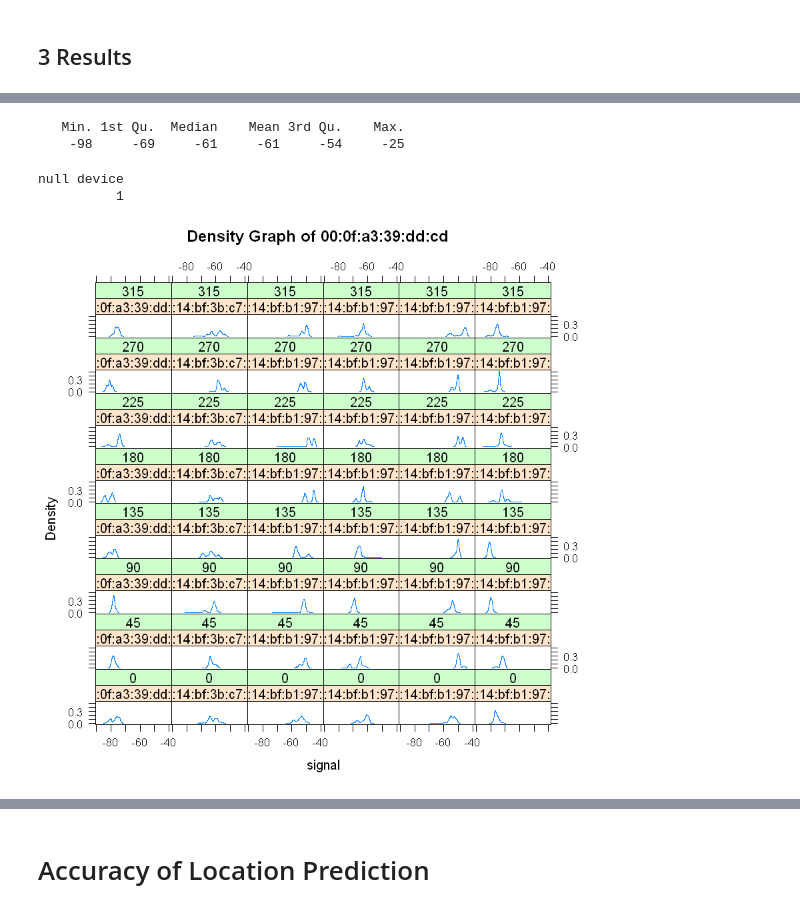
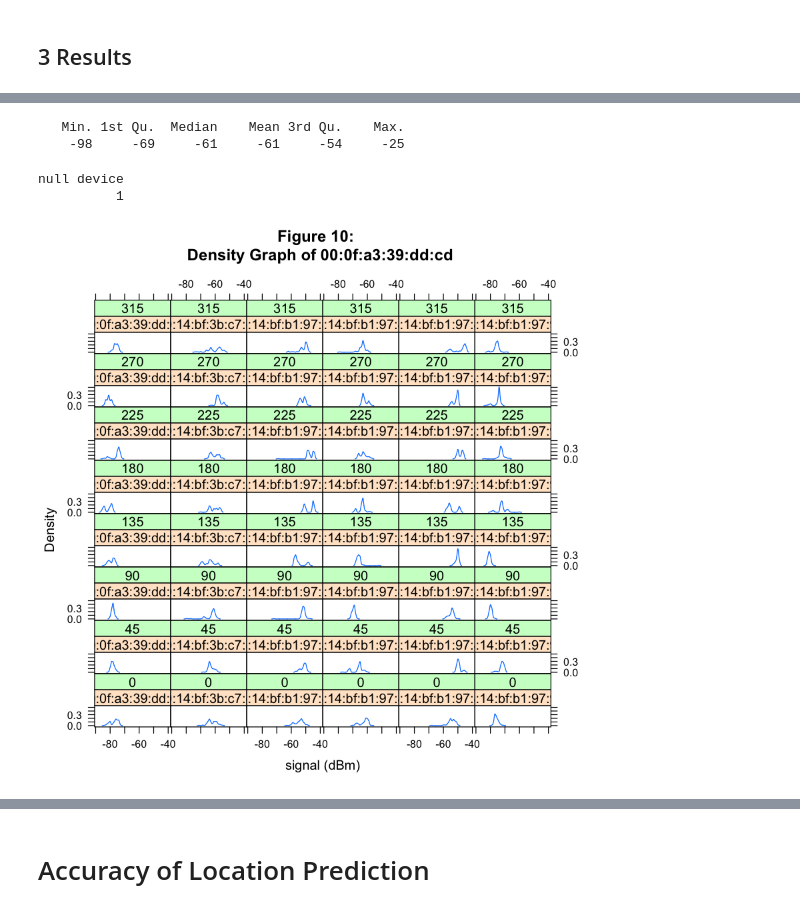
Before and after one commit to JLMarin64/QTW-Assignments, a Jupyter notebook: Assignment 1/Assignment 1 Write Up.ipynb, the cells around one changed output, grey strips where cells are left out. Saved outputs shown, nothing was run; the diff lists cells and outputs as text; code cells hidden in the pictures.

```diff
--- a/Assignment 1/Assignment 1 Write Up.ipynb
+++ b/Assignment 1/Assignment 1 Write Up.ipynb
@@ -297,21 +315,21 @@ null device
 # %%
 summary(offlinenew$signal)
 
 #pdf(file = "Geo_DensitySignalByMacAngle.pdf", width = 8, height = 12)
 oldPar = par(mar = c(3.1, 3, 1, 1))
 
-densityplot( ~ signal | mac + factor(angle), data = offlinenew,main="Density Graph of 00:0f:a3:39:dd:cd",
-             subset = posX == 24 & posY == 4,
+densityplot( ~ signal | mac + factor(angle), data = offlinenew, main="Figure 10: \n Density Graph of 00:0f:a3:39:dd:cd",
+             subset = posX == 24 & posY == 4, xlab = "signal (dBm)",
              bw = 0.5, plot.points = FALSE)
 
 par(oldPar)
 dev.off()
 # %% [output]
    Min. 1st Qu.  Median    Mean 3rd Qu.    Max.
     -98     -69     -61     -61     -54     -25
 null device
           1
-[figure, old version]
+[figure, new version]
 # %%
 #offline = offline[ offline$mac != "00:0f:a3:39:dd:cd", ]
 
```
Also changed, not shown: parts of 32 cells of this notebook.
